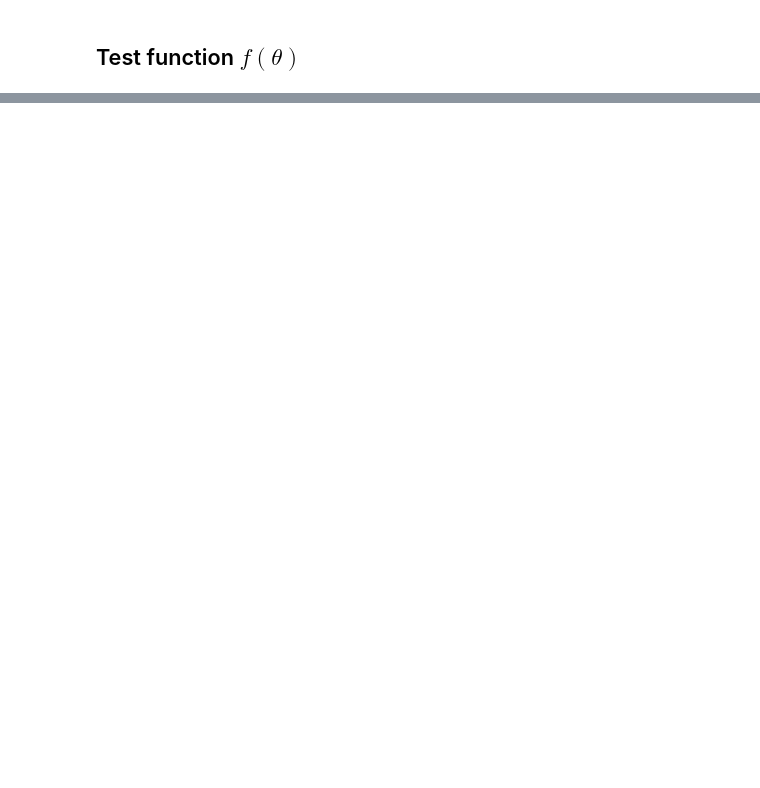
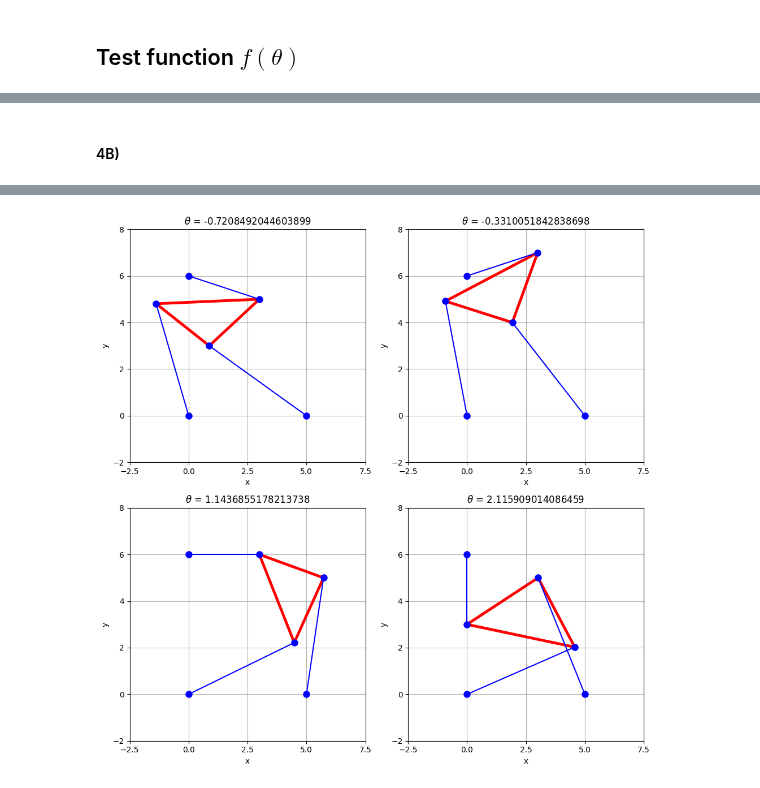
Before and after one commit to nlunce/math411, a Jupyter notebook: reality-checks/rc01/rc01.ipynb, the cells around one changed output, grey strips where cells are left out. Cells and saved outputs as stored; diff of their text form; code cells hidden in the pictures; blank space fills up the shorter version.

```diff
--- a/reality-checks/rc01/rc01.ipynb
+++ b/reality-checks/rc01/rc01.ipynb
@@ -413,0 +315,75 @@ and plot them. Check your answers by verifying that $p_1, p_2, p_3$ are the leng
+# %% [markdown]
+#### 4B)
+# %%
+# Function to find roots of f(θ) using fsolve
+def find_roots(constants, initial_guesses):
+    """
+    Finds roots of f(θ) using different initial guesses and the fsolve method.
+
+    Parameters:
+    constants (Constants): Object containing the necessary constants.
+    initial_guesses (list or array): List of initial guesses for fsolve to start from.
+
+    Returns:
+    list: A list of unique roots.
+    """
+
+    # Create an empty list to store the roots found
+    roots = []
+    # Iterate over each initial guess and find the root using fsolve
+    for guess in initial_guesses:
+        root = fsolve(f, guess, args=(constants), xtol=1e-12)[0] # Find root for each guess
+        roots.append(root) # Append the found root to the list
+
+    # Return only unique roots to avoid duplicates
+    unique_roots = np.unique(roots)
+    return unique_roots
+
+# Define initial guesses for fsolve to start the root-finding process
+initial_guesses = [- 1, np.pi / 3, .5, 2]
+
+# Find and print the roots using the initial guesses
+roots = find_roots(constants, initial_guesses)
+print(f"The roots of f(θ) in the interval are : {roots}")
+
+# Function to calculate the length of the struts
+def calculate_strut_lengths(points, anchor_points):
+    lengths = []
+    # Loop through the 3 points and calculate the Euclidean distance to each corresponding anchor point
+    for i in range(3):
+        length = np.sqrt((points[i][0] - anchor_points[i][0])**2 + (points[i][1] - anchor_points[i][1])**2)
+        lengths.append(length) # Append each calculated length to the list
+    return lengths
+
+
+# Create a 2x2 grid of subplots to visualize the four roots and their corresponding triangles
+fig, axes = plt.subplots(2, 2, figsize=(10, 10))
+axes = axes.flatten() # Flatten the 2D array of subplots into a 1D array for easier access
+
+# Get the anchor points for the Stewart platform
+anchor_points = get_anchor_points(constants)
+
+# Loop through up to four roots and plot the corresponding triangles
+for i, theta in enumerate(roots[:4]):
+    x, y = get_x_y(theta, constants)
+    points = get_points(x, y, theta, constants)
+
+    # Plot the triangle in the corresponding subplot with custom limits
+    plot_triangle(axes[i], points, anchor_points, x_limits=(-2.5, 7.5), y_limits=(-2, 7), x_step=2.5, y_step=2)
+    axes[i].set_title(rf"$\theta$ = {theta}")
+
+    # Calculate and verify strut lengths
+    lengths = calculate_strut_lengths(points, anchor_points)
+    print(f"For root {np.round(theta, 3)}, strut lengths are: {np.round(lengths)}")
+    print(f"Expected: p1={constants.p1}, p2={constants.p2}, p3={constants.p3}\n")
+
+# Turn off any unused subplots if fewer than four roots
+for j in range(len(roots), 4):
+    axes[j].axis('off')
+
+# Adjust layout
+plt.tight_layout()
+
+
+plt.show()
+# %% [output]
@@ -413,0 +402 @@ and plot them. Check your answers by verifying that $p_1, p_2, p_3$ are the leng
+[figure, added]
```
Also changed, not shown: parts of 25 cells of this notebook, 26 other files.
